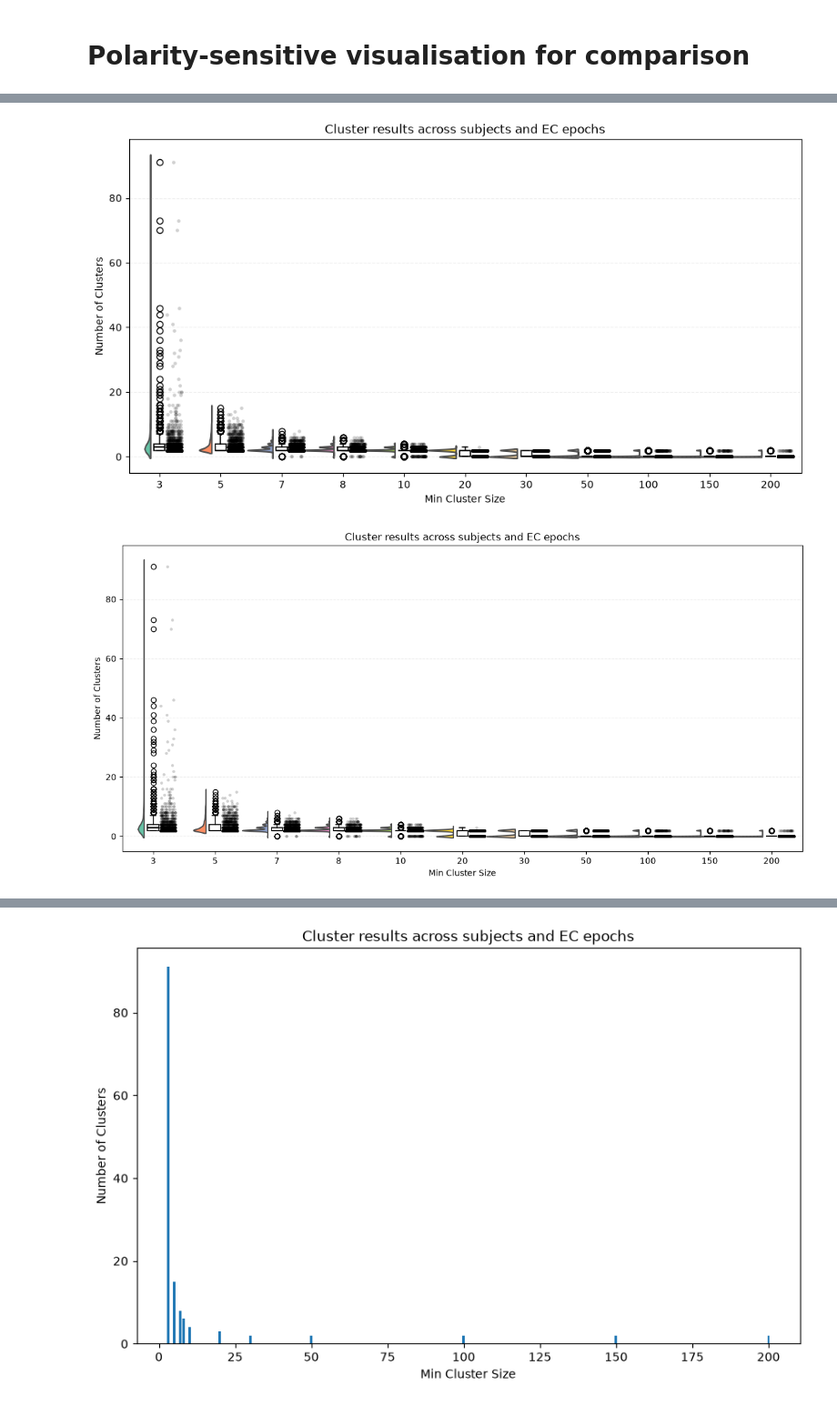
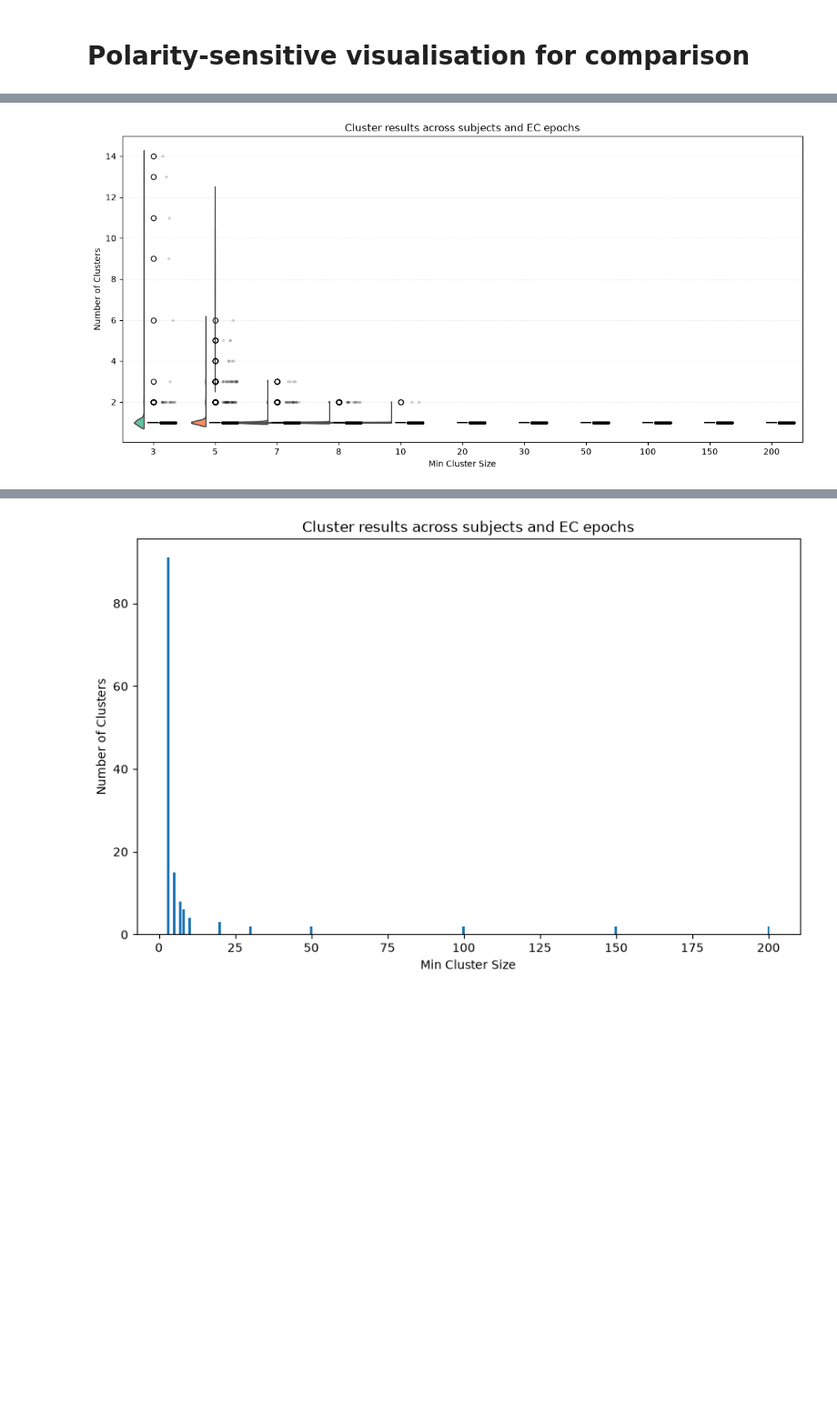
Before and after one commit to haircutt/neuro-ml-proj, a Jupyter notebook: microstate-clustering-eeg.ipynb, the cells around one changed output, grey strips where cells are left out. Shown at 91% size. Saved outputs shown, nothing was run; the diff lists cells and outputs as text; code cells hidden in the pictures; blank space fills up the shorter version.

Commit message:
fix: updated plots for readbility, update clustering script

```diff
--- a/microstate-clustering-eeg.ipynb
+++ b/microstate-clustering-eeg.ipynb
@@ -442,7 +444,7 @@ import numpy as np
 import pandas as pd
 import ptitprince as pt
 
-checkpoint_file = "/home/jjjyl/neuro-ml-proj/pycrostates_2-20/data/batch_results_polarity_invariant.csv"
+checkpoint_file = "/home/jjjyl/neuro-ml-proj/clustering-results/polarity-invariant-min-cluster.csv"
 df_polarity_agnostic = pd.read_csv(checkpoint_file)
 
 required_columns = {"min_cluster_size", "n_clusters"}
@@ -573,7 +557,7 @@ import pandas as pd
 import ptitprince as pt
 
 # Use the saved CSV for a stable comparison source.
-df = pd.read_csv("no-pol-no-min-clust.csv")
+df = pd.read_csv("clustering-results/polarity-invariant-min-cluster.csv")
 
 # Keep min_cluster_size ordered as a categorical for the violin plot.
 order = sorted(df["min_cluster_size"].unique())
@@ -604,32 +588,31 @@ for i, cat in enumerate(order):
         positions=[i],
         widths=0.18,
         patch_artist=True,
         boxprops={"facecolor": "white", "edgecolor": "black", "linewidth": 1.2},
         medianprops={"color": "black", "linewidth": 1.5},
         whiskerprops={"color": "black", "linewidth": 1.2},
         capprops={"color": "black", "linewidth": 1.2},
         showcaps=True,
     )
 
     jittered_positions = i + rng.uniform(0.12, 0.36, size=len(vals))
     ax.scatter(
         jittered_positions,
         vals,
         color="black",
         alpha=0.18,
         s=12,
         linewidths=0,
         zorder=3,
     )
 
 ax.set_xticks(positions)
 ax.set_xticklabels(order)
 ax.set_title("Cluster results across subjects and EC epochs")
 ax.set_xlabel("Min Cluster Size")
 ax.set_ylabel("Number of Clusters")
 ax.grid(True, axis="y", linestyle="--", alpha=0.2)
 plt.tight_layout()
 plt.show()
 # %% [output]
-[figure, old version]
+[figure, new version]
-[figure, removed]
```
Also changed, not shown: parts of 6 cells of this notebook.
